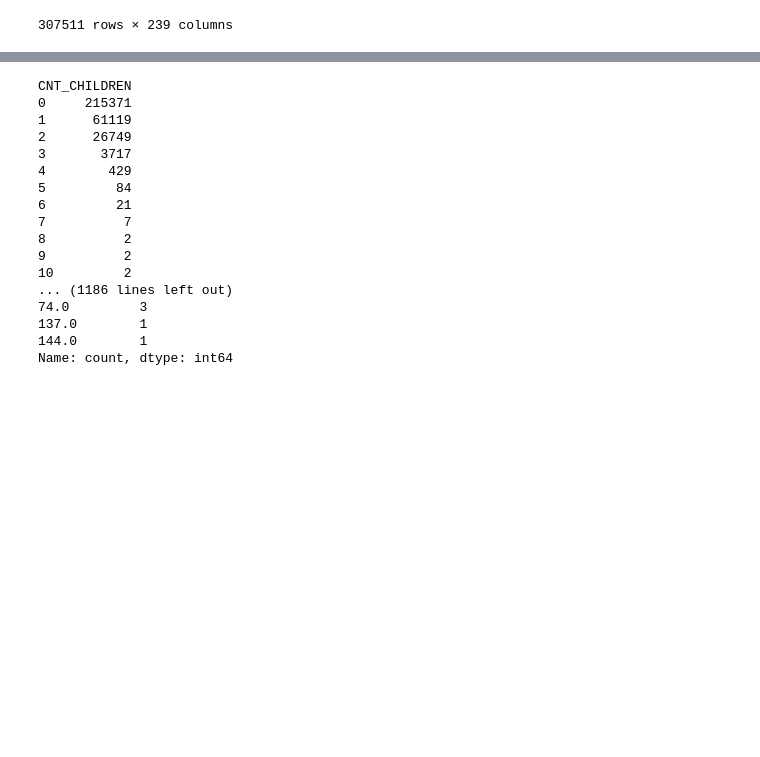
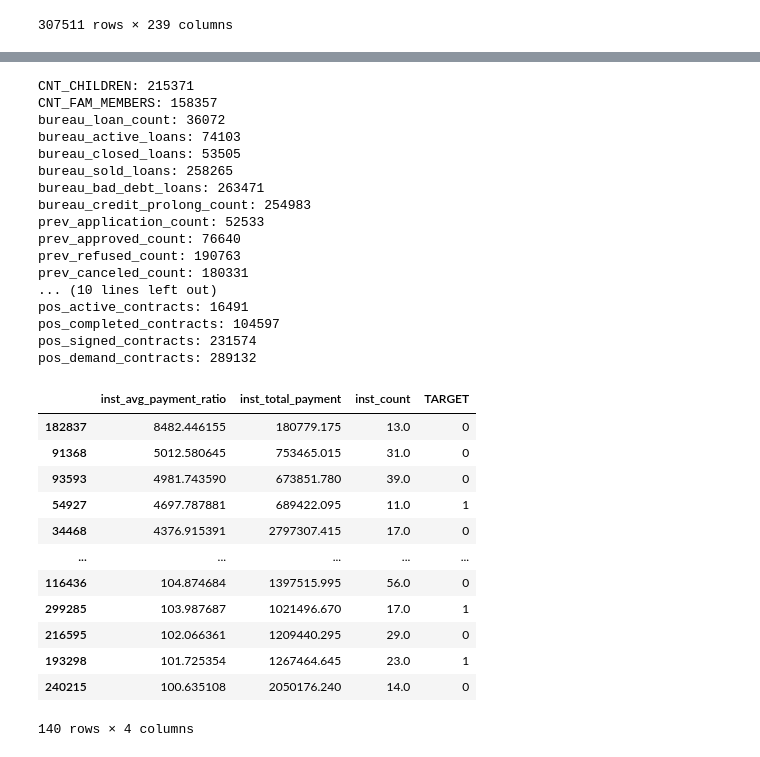
Before and after one commit to Yuvaraj-Dey-2006/House-Credit-Prediction, a Jupyter notebook: demo.ipynb, the cells around one changed output, grey strips where cells are left out. Saved outputs shown, nothing was run; the diff lists cells and outputs as text; code cells hidden in the pictures; blank space fills up the shorter version.

```diff
--- a/demo.ipynb
+++ b/demo.ipynb
@@ -177,23 +178,43 @@ count_cols = [
 ]
 
 for col in count_cols:
-    print(train[col].value_counts().sort_index())
-    print(test[col].value_counts().sort_index())
+    print(f"{col}: {train[col].value_counts().max()}")
 # %% [output]
-CNT_CHILDREN
-0     215371
-1      61119
-2      26749
-3       3717
-4        429
-5         84
-6         21
-7          7
-8          2
-9          2
-10         2
-... (1186 lines left out)
-74.0         3
-137.0        1
-144.0        1
-Name: count, dtype: int64
+CNT_CHILDREN: 215371
+CNT_FAM_MEMBERS: 158357
+bureau_loan_count: 36072
+bureau_active_loans: 74103
+bureau_closed_loans: 53505
+bureau_sold_loans: 258265
+bureau_bad_debt_loans: 263471
+bureau_credit_prolong_count: 254983
+prev_application_count: 52533
+prev_approved_count: 76640
+prev_refused_count: 190763
+prev_canceled_count: 180331
+... (10 lines left out)
+pos_active_contracts: 16491
+pos_completed_contracts: 104597
+pos_signed_contracts: 231574
+pos_demand_contracts: 289132
+# %%
+train.loc[train["inst_avg_payment_ratio"] > 100, [
+    "inst_avg_payment_ratio",
+    "inst_total_payment",
+    "inst_count",
+    "TARGET"
+]].sort_values("inst_avg_payment_ratio", ascending=False)
+# %% [output]
+|  | inst_avg_payment_ratio | inst_total_payment | inst_count | TARGET |
+| 182837 | 8482.446155 | 180779.175 | 13.0 | 0 |
+| 91368 | 5012.580645 | 753465.015 | 31.0 | 0 |
+| 93593 | 4981.743590 | 673851.780 | 39.0 | 0 |
+| 54927 | 4697.787881 | 689422.095 | 11.0 | 1 |
+| 34468 | 4376.915391 | 2797307.415 | 17.0 | 0 |
+| ... | ... | ... | ... | ... |
+| 116436 | 104.874684 | 1397515.995 | 56.0 | 0 |
+| 299285 | 103.987687 | 1021496.670 | 17.0 | 1 |
+| 216595 | 102.066361 | 1209440.295 | 29.0 | 0 |
+| 193298 | 101.725354 | 1267464.645 | 23.0 | 1 |
+| 240215 | 100.635108 | 2050176.240 | 14.0 | 0 |
+140 rows × 4 columns
```
Also changed, not shown: parts of 5 cells of this notebook, 6 other files.
